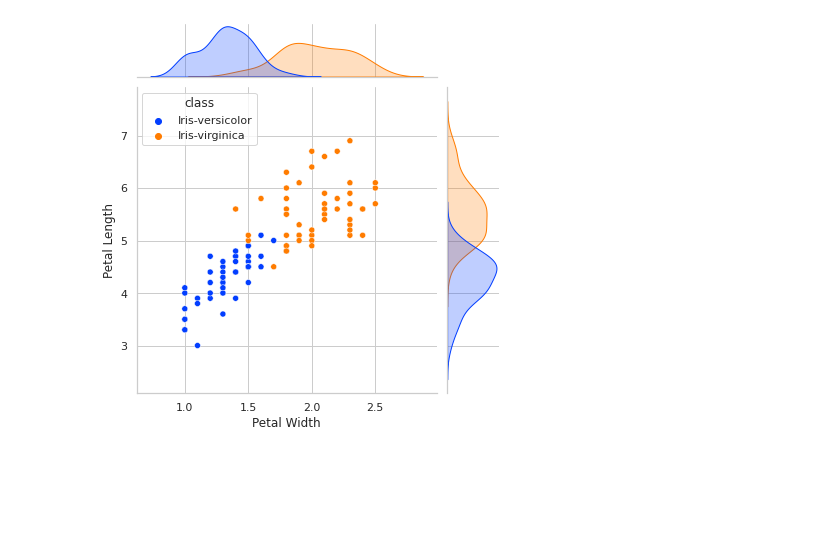
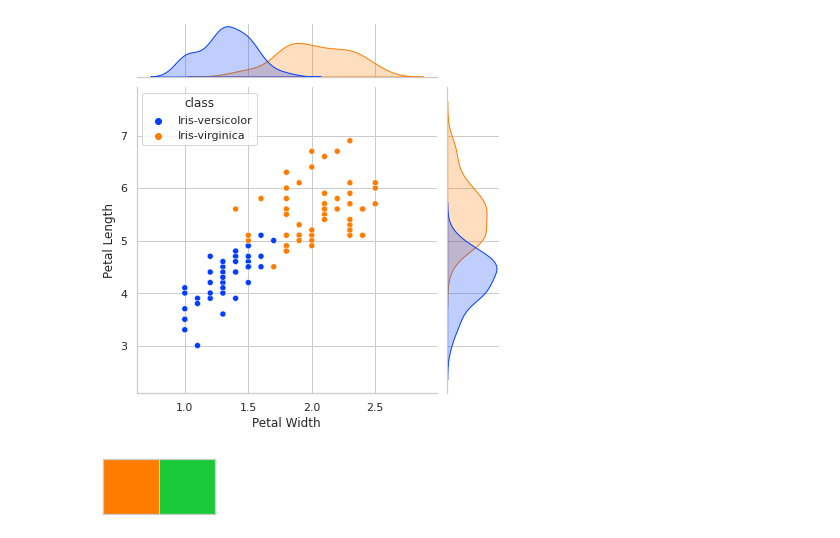
Before and after one commit to fod/pands-project2021, a Jupyter notebook: iris_analysis.ipynb, the cells around one changed output. Drawn from its saved outputs; the diff is of its cells as text; code cells hidden in the pictures; blank space fills up the shorter version.

Commit message:
Updated plot images

```diff
--- a/iris_analysis.ipynb
+++ b/iris_analysis.ipynb
@@ -341,3 +341,8 @@ new.head()
 # %%
 sns.set()
 sns.pairplot(new, hue="class", kind="scatter")
+# %%
+new_pal = [sns.color_palette()[1],sns.color_palette()[2]]
+sns.palplot(new_pal)
+# %% [output]
+[figure, added]
```
Also changed, not shown: 4 other files.
